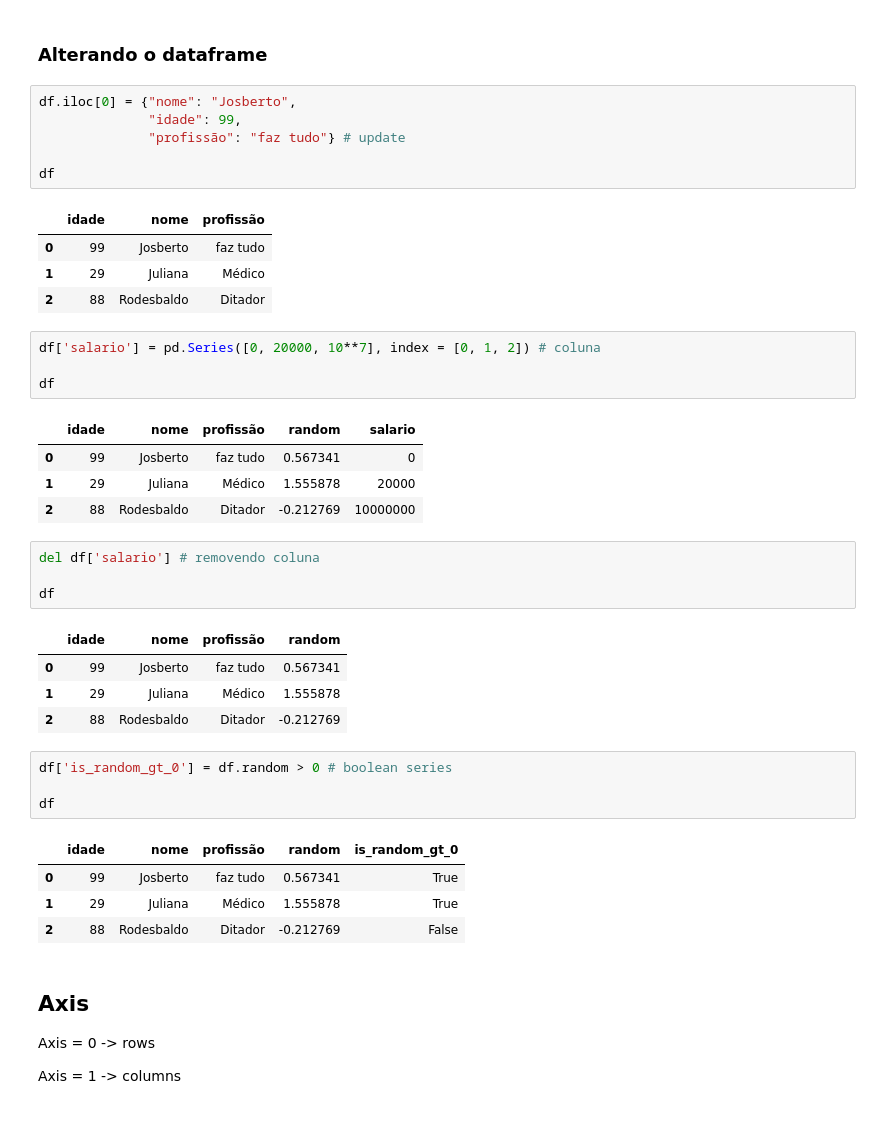
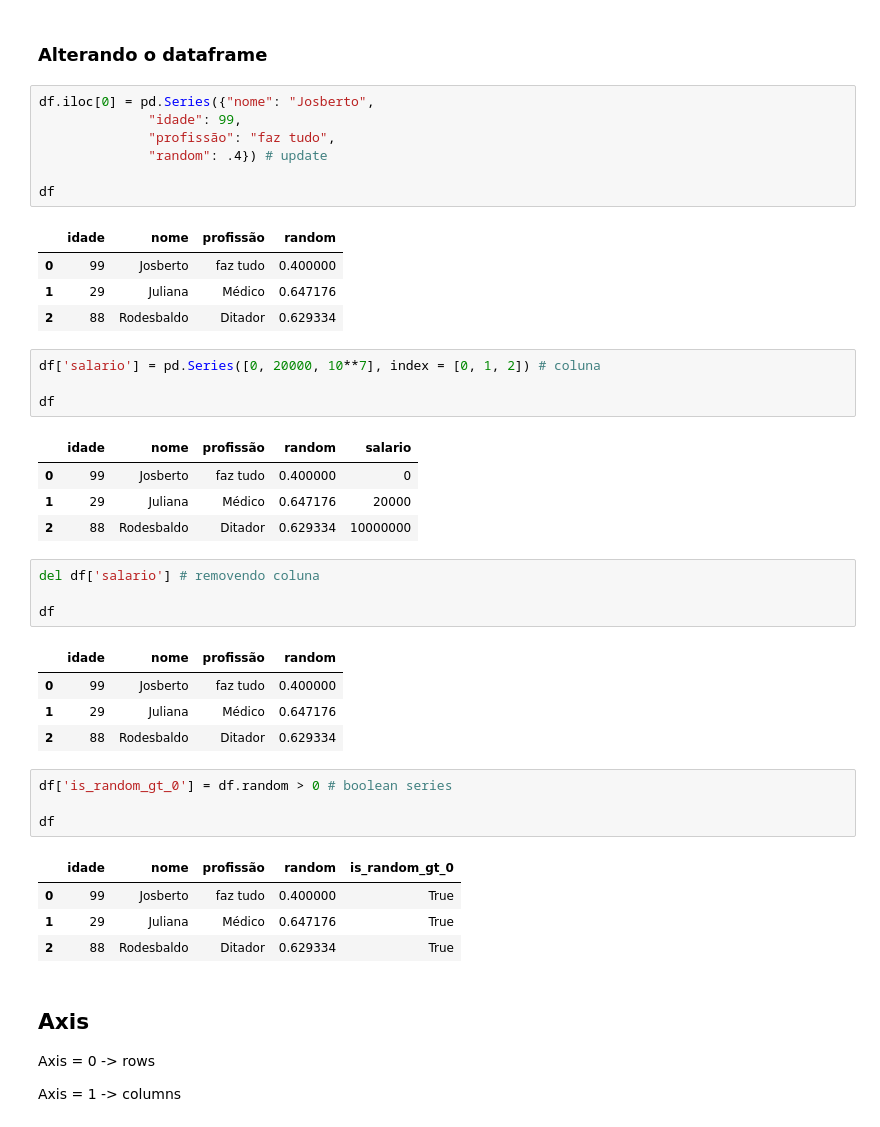
Before and after one commit to abevieiramota/course-python-data-analysis1, a Jupyter notebook: 03 - Pandas/3.1 - Pandas - Básico.ipynb, the cells around one changed output. Drawn from its saved outputs; the diff is of its cells as text.

```diff
--- a/03 - Pandas/3.1 - Pandas - Básico.ipynb
+++ b/03 - Pandas/3.1 - Pandas - Básico.ipynb
@@ -423,43 +430,44 @@ df
 # %% [markdown]
 ### Alterando o dataframe
 # %%
-df.iloc[0] = {"nome": "Josberto",
+df.iloc[0] = pd.Series({"nome": "Josberto",
               "idade": 99,
-              "profissão": "faz tudo"} # update
+              "profissão": "faz tudo",
+              "random": .4}) # update
 
 df
 # %% [output]
-|  | idade | nome | profissão |
-| 0 | 99 | Josberto | faz tudo |
-| 1 | 29 | Juliana | Médico |
-| 2 | 88 | Rodesbaldo | Ditador |
+|  | idade | nome | profissão | random |
+| 0 | 99 | Josberto | faz tudo | 0.400000 |
+| 1 | 29 | Juliana | Médico | 0.647176 |
+| 2 | 88 | Rodesbaldo | Ditador | 0.629334 |
 # %%
 df['salario'] = pd.Series([0, 20000, 10**7], index = [0, 1, 2]) # coluna
 
 df
 # %% [output]
 |  | idade | nome | profissão | random | salario |
-| 0 | 99 | Josberto | faz tudo | 0.567341 | 0 |
-| 1 | 29 | Juliana | Médico | 1.555878 | 20000 |
-| 2 | 88 | Rodesbaldo | Ditador | -0.212769 | 10000000 |
+| 0 | 99 | Josberto | faz tudo | 0.400000 | 0 |
+| 1 | 29 | Juliana | Médico | 0.647176 | 20000 |
+| 2 | 88 | Rodesbaldo | Ditador | 0.629334 | 10000000 |
 # %%
 del df['salario'] # removendo coluna
 
 df
 # %% [output]
 |  | idade | nome | profissão | random |
-| 0 | 99 | Josberto | faz tudo | 0.567341 |
-| 1 | 29 | Juliana | Médico | 1.555878 |
-| 2 | 88 | Rodesbaldo | Ditador | -0.212769 |
+| 0 | 99 | Josberto | faz tudo | 0.400000 |
+| 1 | 29 | Juliana | Médico | 0.647176 |
+| 2 | 88 | Rodesbaldo | Ditador | 0.629334 |
 # %%
 df['is_random_gt_0'] = df.random > 0 # boolean series
 
 df
 # %% [output]
 |  | idade | nome | profissão | random | is_random_gt_0 |
-| 0 | 99 | Josberto | faz tudo | 0.567341 | True |
-| 1 | 29 | Juliana | Médico | 1.555878 | True |
-| 2 | 88 | Rodesbaldo | Ditador | -0.212769 | False |
+| 0 | 99 | Josberto | faz tudo | 0.400000 | True |
+| 1 | 29 | Juliana | Médico | 0.647176 | True |
+| 2 | 88 | Rodesbaldo | Ditador | 0.629334 | True |
 # %% [markdown]
 ## Axis
 
```
Also changed, not shown: parts of 71 cells of this notebook, 5 other files.
